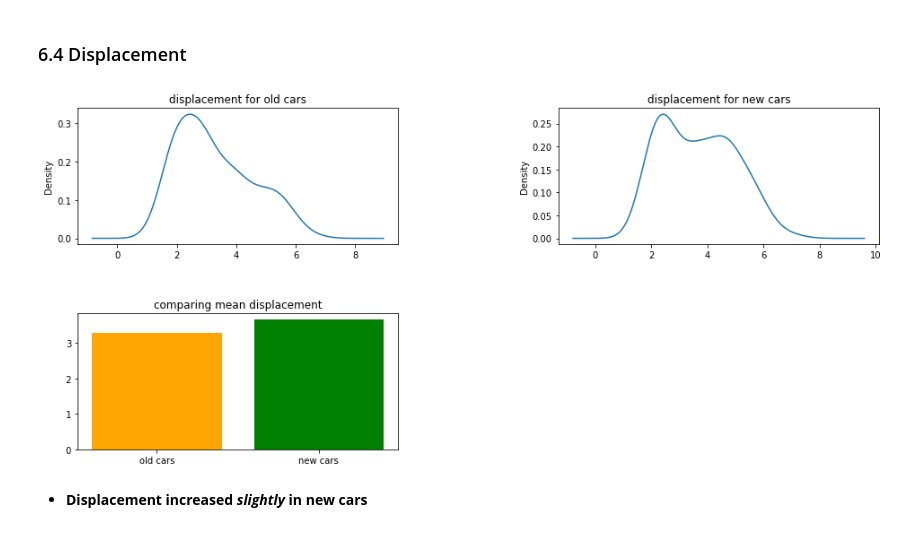
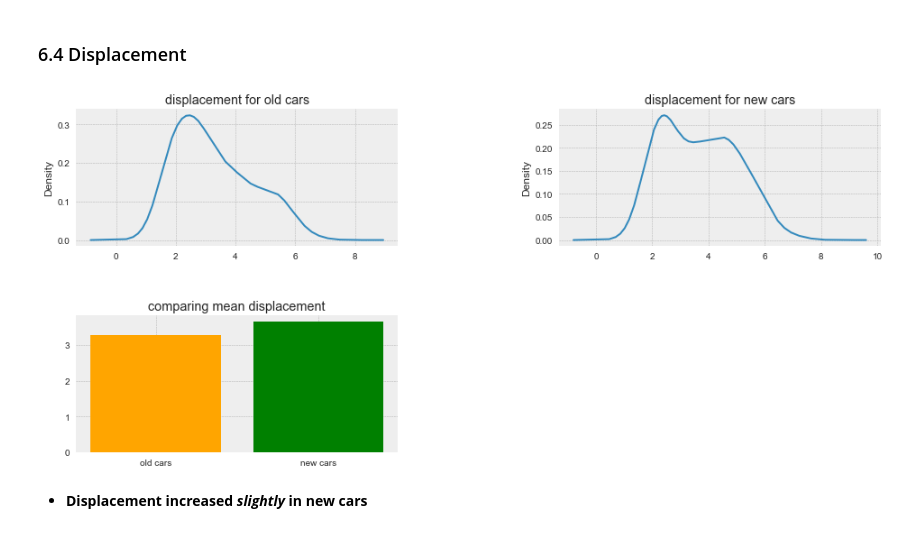
Before and after one commit to anish2197/data-analystics, a Jupyter notebook: Day 2.ipynb, the cells around one changed output. Cells and saved outputs as stored; diff of their text form; code cells hidden in the pictures.

```diff
--- a/Day 2.ipynb
+++ b/Day 2.ipynb
@@ -358,7 +358,7 @@ cars_new.head()
 # Read about density plots in the book
 
 plt.figure(figsize=(12,5))
-plt.style.use("ggplot")
+plt.style.use("bmh")
 plt.subplot(1,2,1)
 cars_old["city"].plot.density(title="old cars")
 plt.subplot(1,2,2)
@@ -370,6 +370,6 @@ plt.show()
 # %%
 fig = plt.figure(figsize=(12,5))
-plt.style.use("ggplot")
+plt.style.use("bmh")
 plt.subplot(1,2,1)
 cars_old["hwy"].plot.density(title="old cars")
 plt.subplot(1,2,2)
@@ -426,27 +426,27 @@ plt.show()
 # %%
 # read about subplots_adjust() in the book
 
 mean1 = cars_new["disp"].mean()
 mean2 = cars_old["disp"].mean()
 
 plt.figure(figsize=(16,7))
-
+plt.style.use("bmh")
 plt.subplot(2,2,1)
 plt.title("displacement for old cars")
 cars_old["disp"].plot(kind="kde")
 
 plt.subplot(2,2,2)
 plt.title("displacement for new cars")
 cars_new["disp"].plot(kind="kde")
 
 
 plt.subplot(2,2,3)
 plt.title("comparing mean displacement")
 plt.bar(x=([0,1]),height=([mean2,mean1]), tick_label=["old cars", "new cars"], color=("orange","green"))
 #pd.DataFrame([mean1,mean2]).plot(kind="bar")
 plt.subplots_adjust(wspace=0.5, hspace=0.5)
 # %% [output]
-[figure, old version]
+[figure, new version]
 # %% [markdown]
 * **Displacement increased *slightly* in new cars**
 # %% [markdown]
```
Also changed, not shown: parts of 3 cells of this notebook.
